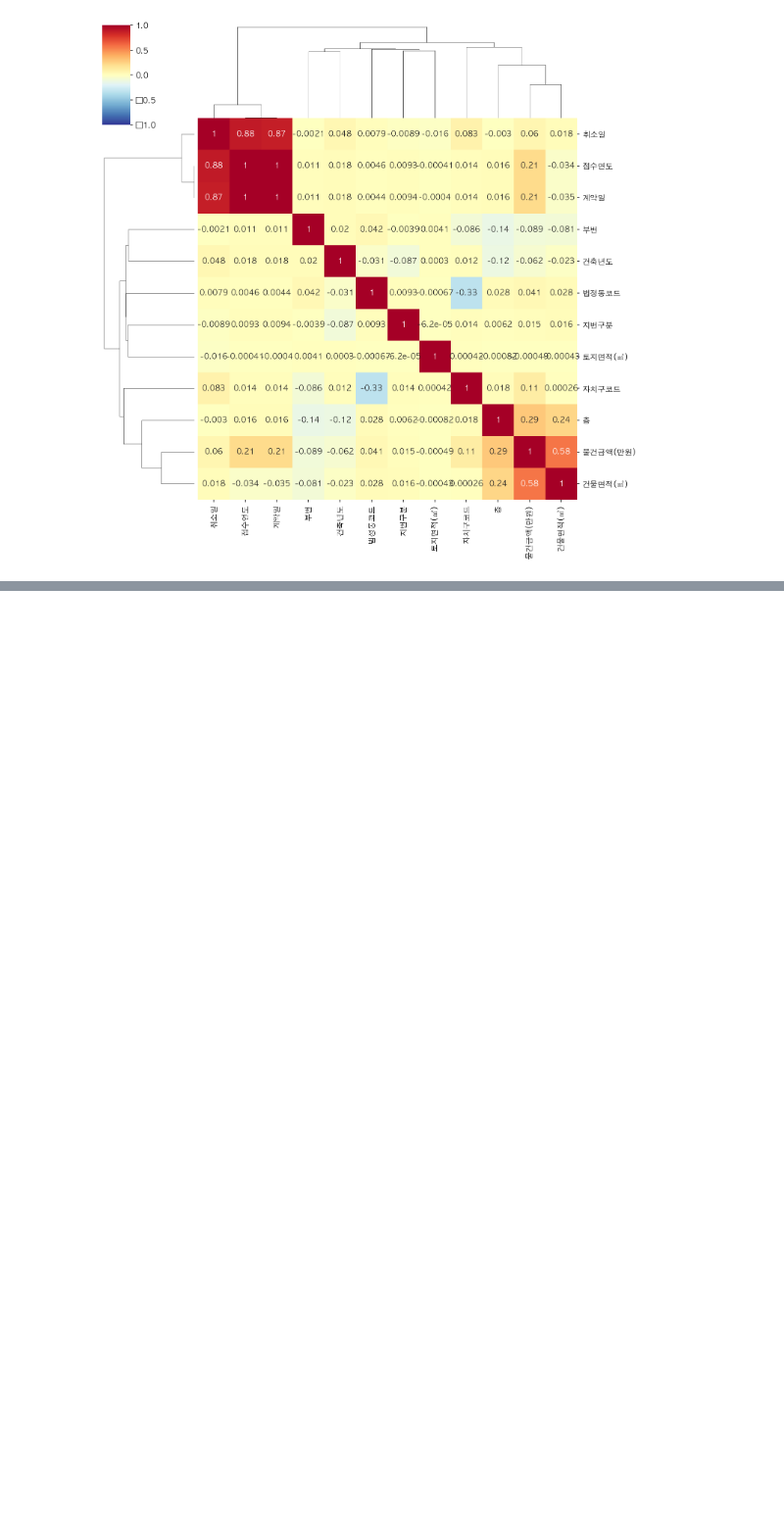
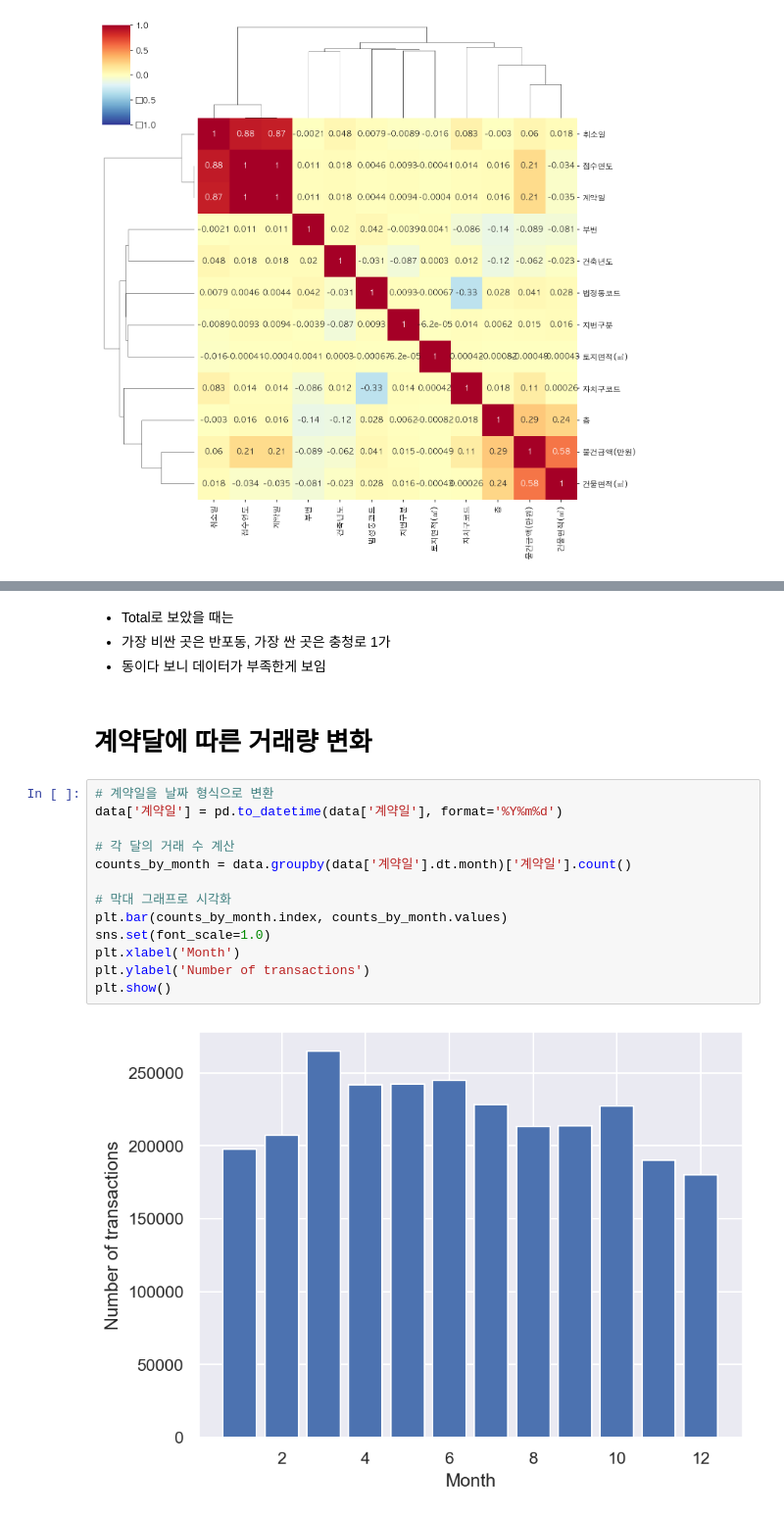
Before and after one commit to ChoEChoU/Data_Visualization, a Jupyter notebook: Seoul_real_estate_trade_info_analysis.ipynb, the cells around one changed output, grey strips where cells are left out. Shown at 98% size. Drawn from its saved outputs; the diff is of its cells as text; blank space fills up the shorter version.

```diff
--- a/Seoul_real_estate_trade_info_analysis.ipynb
+++ b/Seoul_real_estate_trade_info_analysis.ipynb
@@ -129,0 +194,21 @@ seoul_map.save('map.html')
+# %% [markdown]
+- Total로 보았을 때는
+- 가장 비싼 곳은 반포동, 가장 싼 곳은 충청로 1가
+- 동이다 보니 데이터가 부족한게 보임
+# %% [markdown]
+# 계약달에 따른 거래량 변화
+# %%
+# 계약일을 날짜 형식으로 변환
+data['계약일'] = pd.to_datetime(data['계약일'], format='%Y%m%d')
+
+# 각 달의 거래 수 계산
+counts_by_month = data.groupby(data['계약일'].dt.month)['계약일'].count()
+
+# 막대 그래프로 시각화
+plt.bar(counts_by_month.index, counts_by_month.values)
+sns.set(font_scale=1.0)
+plt.xlabel('Month')
+plt.ylabel('Number of transactions')
+plt.show()
+# %% [output]
+[figure, added]
```
Also changed, not shown: parts of 30 cells of this notebook.
